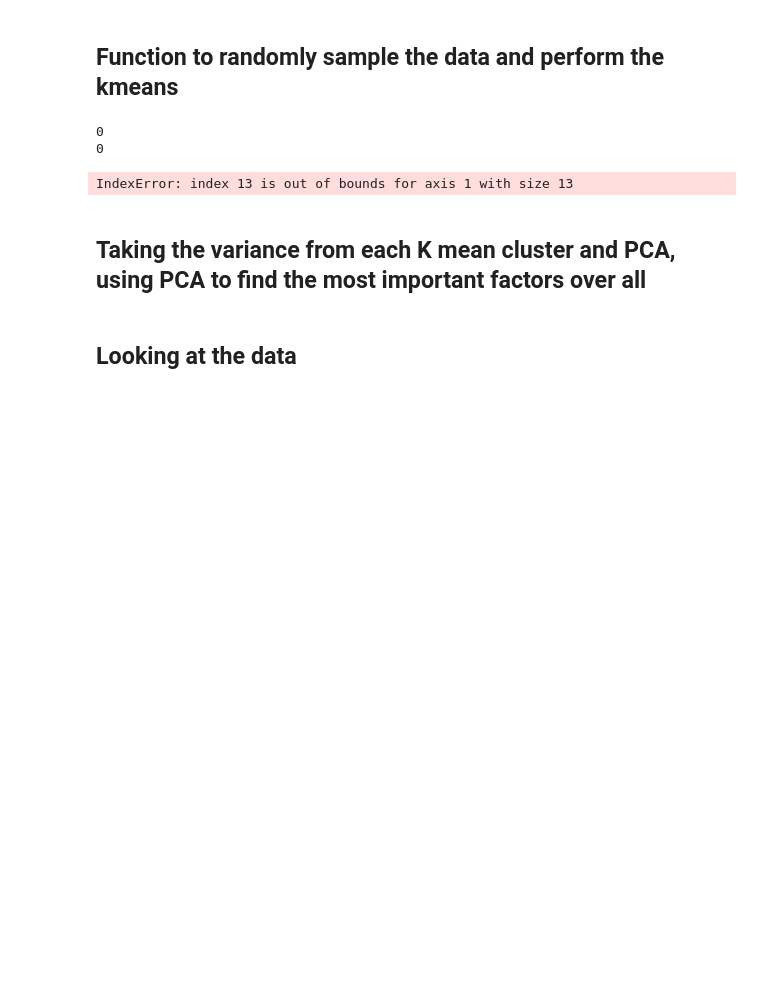
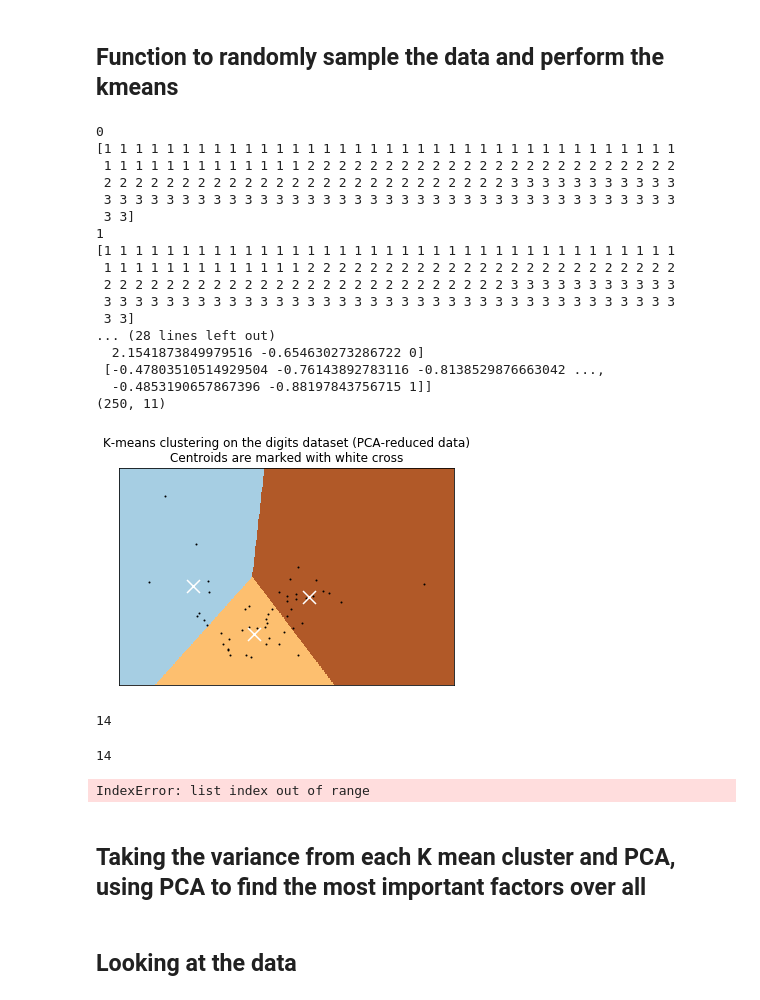
Before and after one commit to grace-shearrer/ABCD, a Jupyter notebook: ohBoy_Kmeans.ipynb, the cells around one changed output. Cells and saved outputs as stored; diff of their text form; code cells hidden in the pictures; blank space fills up the shorter version.

```diff
--- a/ohBoy_Kmeans.ipynb
+++ b/ohBoy_Kmeans.ipynb
@@ -403,7 +400,7 @@ def main(i):
     Targets = []
     all_dicts = []
 
-    Full_data = []
+    Comb_data = []
 
     Lev1_VarRatio = []
     Lev2_VarRatio = []
@@ -423,65 +420,88 @@ def main(i):
         Comp.append(Q[5])
         Var_ratio.append(Q[6])
 
-        Full_data.append(Q[7])
+        Comb_data.append(Q[7])
 
         Lev1_VarRatio.append(Q[8].transpose())
         Lev2_VarRatio.append(Q[9].transpose())
         Lev3_VarRatio.append(Q[10].transpose())
 
         kmeans.append(Q[11])
 
     All_lev1Ratio = np.vstack(Lev1_VarRatio)
     All_lev2Ratio = np.vstack(Lev2_VarRatio)
     All_lev3Ratio = np.vstack(Lev3_VarRatio)
 
     All_clust = np.hstack(Clusters)
     All_clust_space = np.vstack(Cluster_space)
 
     All_labels = np.hstack(Targets)
-    All_dicts = np.hstack(All_dicts)
+    All_dicts = np.hstack(all_dicts)
 
     All_comp = np.vstack(Comp)
     All_var_ratio = Var_ratio
-    All_data = np.vstack(Full_data)
+    All_data = np.vstack(Comb_data)
     print(All_data)
     print(All_data.shape)
-    All_data=pd.DataFrame(data=All_data[1:,1:],index=All_data[1:,0], columns= names)
+    All_data=pd.DataFrame(data=All_data[1:,1:],index=All_data[1:,0])
     return (All_clust ,All_clust_space,
             All_labels , All_dicts,
             All_comp, All_var_ratio,
             All_data, names,
             All_lev1Ratio, All_lev2Ratio, All_lev3Ratio,
-            kmeans, trans)
+            kmeans, trans, All_dicts)
 i = 5
 FINAL = []
-if __name__ == "__main__":
-    pool = Pool(processes=2)
-    FINAL = pool.map(main, (i,i))
+FINAL=main(5)
+# if __name__ == "__main__":
+#     pool = Pool(processes=2)
+#     FINAL = pool.map(main, (i,i))
 # %% [output]
 0
-0
+[1 1 1 1 1 1 1 1 1 1 1 1 1 1 1 1 1 1 1 1 1 1 1 1 1 1 1 1 1 1 1 1 1 1 1 1 1
+ 1 1 1 1 1 1 1 1 1 1 1 1 1 2 2 2 2 2 2 2 2 2 2 2 2 2 2 2 2 2 2 2 2 2 2 2 2
+ 2 2 2 2 2 2 2 2 2 2 2 2 2 2 2 2 2 2 2 2 2 2 2 2 2 2 3 3 3 3 3 3 3 3 3 3 3
+ 3 3 3 3 3 3 3 3 3 3 3 3 3 3 3 3 3 3 3 3 3 3 3 3 3 3 3 3 3 3 3 3 3 3 3 3 3
+ 3 3]
+1
+[1 1 1 1 1 1 1 1 1 1 1 1 1 1 1 1 1 1 1 1 1 1 1 1 1 1 1 1 1 1 1 1 1 1 1 1 1
+ 1 1 1 1 1 1 1 1 1 1 1 1 1 2 2 2 2 2 2 2 2 2 2 2 2 2 2 2 2 2 2 2 2 2 2 2 2
+ 2 2 2 2 2 2 2 2 2 2 2 2 2 2 2 2 2 2 2 2 2 2 2 2 2 2 3 3 3 3 3 3 3 3 3 3 3
+ 3 3 3 3 3 3 3 3 3 3 3 3 3 3 3 3 3 3 3 3 3 3 3 3 3 3 3 3 3 3 3 3 3 3 3 3 3
+ 3 3]
+... (28 lines left out)
+  2.1541873849979516 -0.654630273286722 0]
+ [-0.47803510514929504 -0.76143892783116 -0.8138529876663042 ...,
+  -0.4853190657867396 -0.88197843756715 1]]
+(250, 11)
-IndexError: index 13 is out of bounds for axis 1 with size 13
+[figure, added]
+# %%
+len(FINAL)
+# %% [output]
+14
 # %%
 variables = ['All_clust' ,'All_clust_space',
              'All_labels' , 'All_index',
              'All_comp', 'All_var_ratio',
              'All_data', 'names',
              'All_lev1Ratio', 'All_lev2Ratio',
-             'All_lev3Ratio', 'kmeans', 'DATA']
+             'All_lev3Ratio', 'kmeans', 'DATA','All_dicts']
 # a, b in x
 dict1 ={}
 dict2 ={}
 dicts = [dict1, dict2]
-print(len(x))
+print(len(FINAL))
 i=0
-for item in x:
+for item in FINAL:
     dicti = dicts[i]
     i=i+1
     ii= 0
     for value in item:
         dicti[variables[ii]] = value
         ii=ii+1
+# %% [output]
+14
+IndexError: list index out of range
 # %%
 dict1['All_data']
 # %%
```
Also changed, not shown: parts of 3 cells of this notebook.
